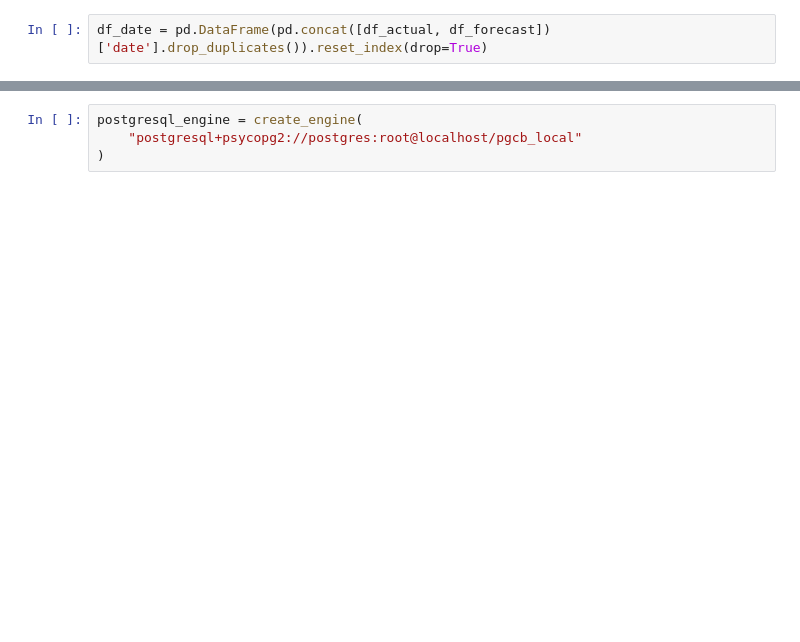
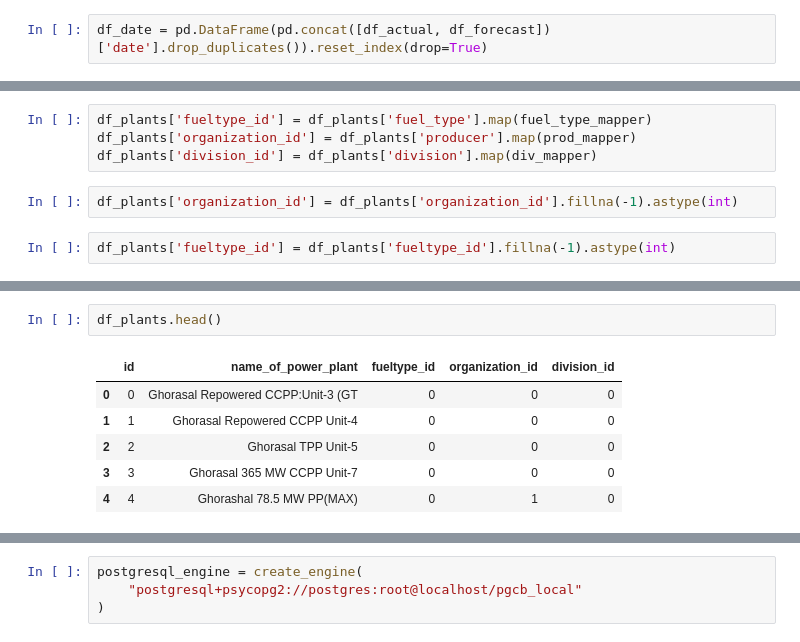
Before and after one commit to kmjawadurrahman/dwh_power, a Jupyter notebook: pgcb_power_etl.ipynb, the cells around one changed output, grey strips where cells are left out. Drawn from its saved outputs; the diff is of its cells as text; blank space fills up the shorter version.

```diff
--- a/pgcb_power_etl.ipynb
+++ b/pgcb_power_etl.ipynb
@@ -200,0 +244,8 @@ df_date = pd.DataFrame(pd.concat([df_actual, df_forecast])['date'].drop_duplicat
+# %%
+df_plants['fueltype_id'] = df_plants['fuel_type'].map(fuel_type_mapper)
+df_plants['organization_id'] = df_plants['producer'].map(prod_mapper)
+df_plants['division_id'] = df_plants['division'].map(div_mapper)
+# %%
+df_plants['organization_id'] = df_plants['organization_id'].fillna(-1).astype(int)
+# %%
+df_plants['fueltype_id'] = df_plants['fueltype_id'].fillna(-1).astype(int)
@@ -200,0 +304,9 @@ df_date = pd.DataFrame(pd.concat([df_actual, df_forecast])['date'].drop_duplicat
+# %%
+df_plants.head()
+# %% [output]
+|  | id | name_of_power_plant | fueltype_id | organization_id | division_id |
+| 0 | 0 | Ghorasal Repowered CCPP:Unit-3 (GT | 0 | 0 | 0 |
+| 1 | 1 | Ghorasal Repowered CCPP Unit-4 | 0 | 0 | 0 |
+| 2 | 2 | Ghorasal TPP Unit-5 | 0 | 0 | 0 |
+| 3 | 3 | Ghorasal 365 MW CCPP Unit-7 | 0 | 0 | 0 |
+| 4 | 4 | Ghorashal 78.5 MW PP(MAX) | 0 | 1 | 0 |
```
Also changed, not shown: parts of 40 cells of this notebook, 2 other files.
